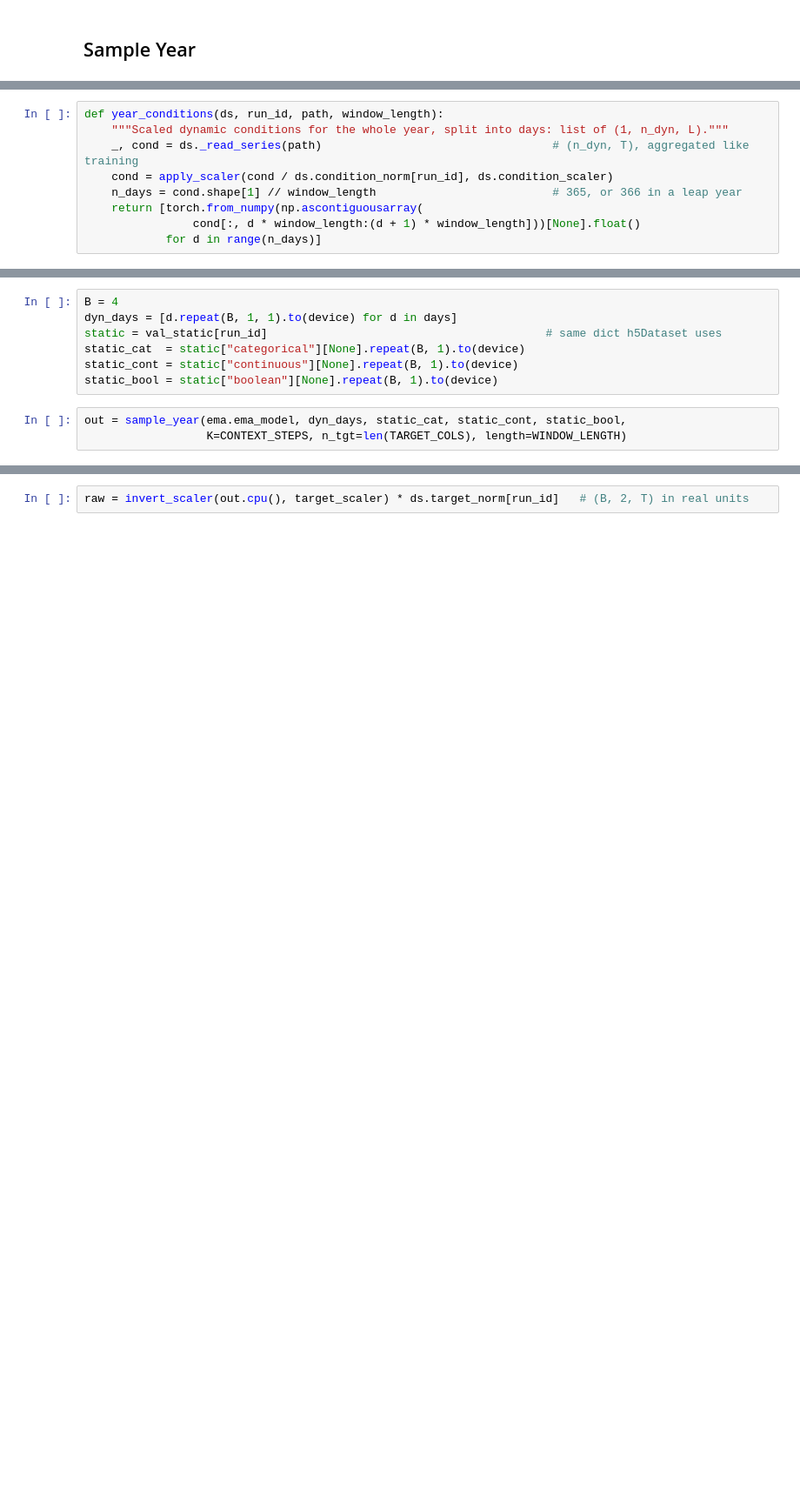
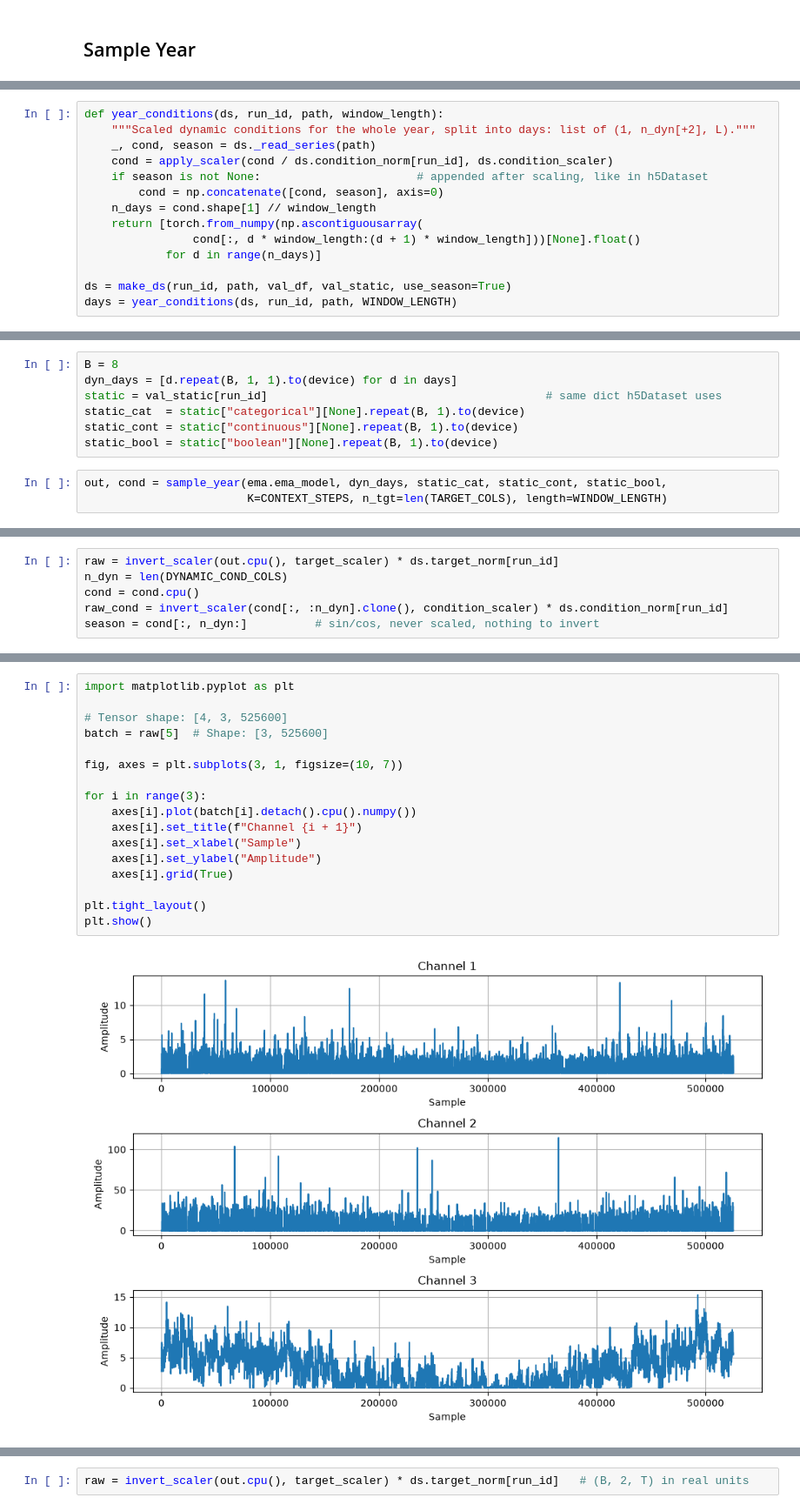
Before and after one commit to NV717/Master_Thesis_EWI_2026, a Jupyter notebook: Ch_4_Diffusion/diffusion1D.ipynb, the cells around one changed output, grey strips where cells are left out. Shown at 87% size. Saved outputs shown, nothing was run; the diff lists cells and outputs as text; blank space fills up the shorter version.

```diff
--- a/Ch_4_Diffusion/diffusion1D.ipynb
+++ b/Ch_4_Diffusion/diffusion1D.ipynb
@@ -1424,12 +1455,17 @@ days = year_conditions(ds, run_id, path, WINDOW_LENGTH)
 # %%
 def year_conditions(ds, run_id, path, window_length):
-    """Scaled dynamic conditions for the whole year, split into days: list of (1, n_dyn, L)."""
-    _, cond = ds._read_series(path)                                  # (n_dyn, T), aggregated like training
+    """Scaled dynamic conditions for the whole year, split into days: list of (1, n_dyn[+2], L)."""
+    _, cond, season = ds._read_series(path)
     cond = apply_scaler(cond / ds.condition_norm[run_id], ds.condition_scaler)
-    n_days = cond.shape[1] // window_length                          # 365, or 366 in a leap year
+    if season is not None:                       # appended after scaling, like in h5Dataset
+        cond = np.concatenate([cond, season], axis=0)
+    n_days = cond.shape[1] // window_length
     return [torch.from_numpy(np.ascontiguousarray(
                 cond[:, d * window_length:(d + 1) * window_length]))[None].float()
             for d in range(n_days)]
+
+ds = make_ds(run_id, path, val_df, val_static, use_season=True)
+days = year_conditions(ds, run_id, path, WINDOW_LENGTH)
 # %%
 static_cont
 # %% [output]
@@ -1440,10 +1489,10 @@ tensor([[2.0526, 1.5226],
 # %%
-B = 4
+B = 8
 dyn_days = [d.repeat(B, 1, 1).to(device) for d in days]
 static = val_static[run_id]                                         # same dict h5Dataset uses
 static_cat  = static["categorical"][None].repeat(B, 1).to(device)
 static_cont = static["continuous"][None].repeat(B, 1).to(device)
 static_bool = static["boolean"][None].repeat(B, 1).to(device)
 # %%
-out = sample_year(ema.ema_model, dyn_days, static_cat, static_cont, static_bool,
-                  K=CONTEXT_STEPS, n_tgt=len(TARGET_COLS), length=WINDOW_LENGTH)
+out, cond = sample_year(ema.ema_model, dyn_days, static_cat, static_cont, static_bool,
+                        K=CONTEXT_STEPS, n_tgt=len(TARGET_COLS), length=WINDOW_LENGTH)
@@ -1451,0 +1503,6 @@ KeyboardInterrupt:
+# %%
+raw = invert_scaler(out.cpu(), target_scaler) * ds.target_norm[run_id]
+n_dyn = len(DYNAMIC_COND_COLS)
+cond = cond.cpu()
+raw_cond = invert_scaler(cond[:, :n_dyn].clone(), condition_scaler) * ds.condition_norm[run_id]
+season = cond[:, n_dyn:]          # sin/cos, never scaled, nothing to invert
@@ -1451,0 +1519,19 @@ KeyboardInterrupt:
+# %%
+import matplotlib.pyplot as plt
+
+# Tensor shape: [4, 3, 525600]
+batch = raw[5]  # Shape: [3, 525600]
+
+fig, axes = plt.subplots(3, 1, figsize=(10, 7))
+
+for i in range(3):
+    axes[i].plot(batch[i].detach().cpu().numpy())
+    axes[i].set_title(f"Channel {i + 1}")
+    axes[i].set_xlabel("Sample")
+    axes[i].set_ylabel("Amplitude")
+    axes[i].grid(True)
+
+plt.tight_layout()
+plt.show()
+# %% [output]
+[figure, added]
```
Also changed, not shown: parts of 48 cells of this notebook, 1 other file.
